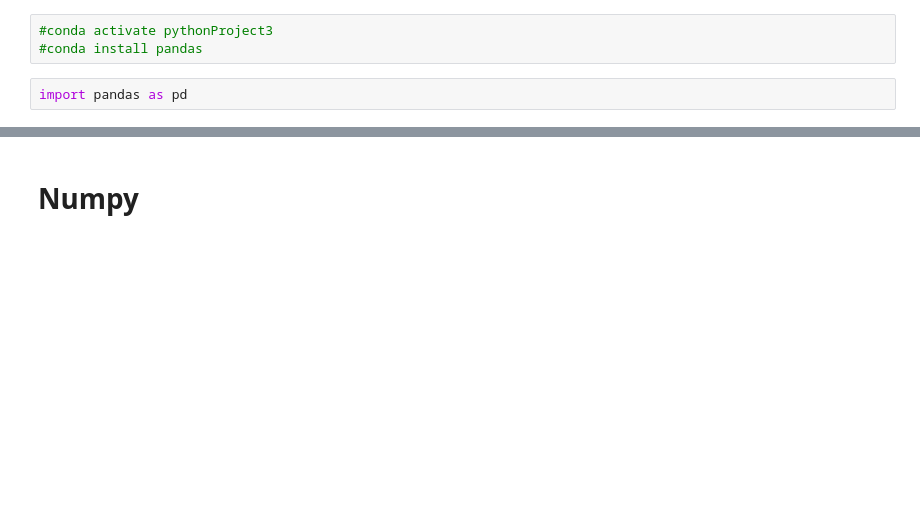
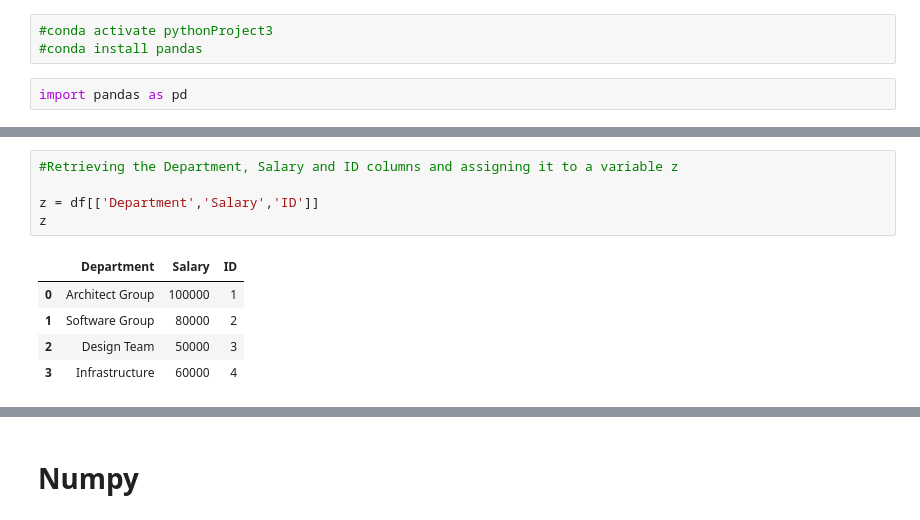
Before and after one commit to lucienadvornik/python_for_ds, a Jupyter notebook: module4.ipynb, the cells around one changed output, grey strips where cells are left out. Saved outputs shown, nothing was run; the diff lists cells and outputs as text; blank space fills up the shorter version.

```diff
--- a/module4.ipynb
+++ b/module4.ipynb
@@ -112,0 +221,11 @@ FileNotFoundError: [Errno 2] No such file or directory: 'file1.csv'
+# %%
+#Retrieving the Department, Salary and ID columns and assigning it to a variable z
+
+z = df[['Department','Salary','ID']]
+z
+# %% [output]
+|  | Department | Salary | ID |
+| 0 | Architect Group | 100000 | 1 |
+| 1 | Software Group | 80000 | 2 |
+| 2 | Design Team | 50000 | 3 |
+| 3 | Infrastructure | 60000 | 4 |
```
Also changed, not shown: parts of 24 cells of this notebook, 1 other file.
